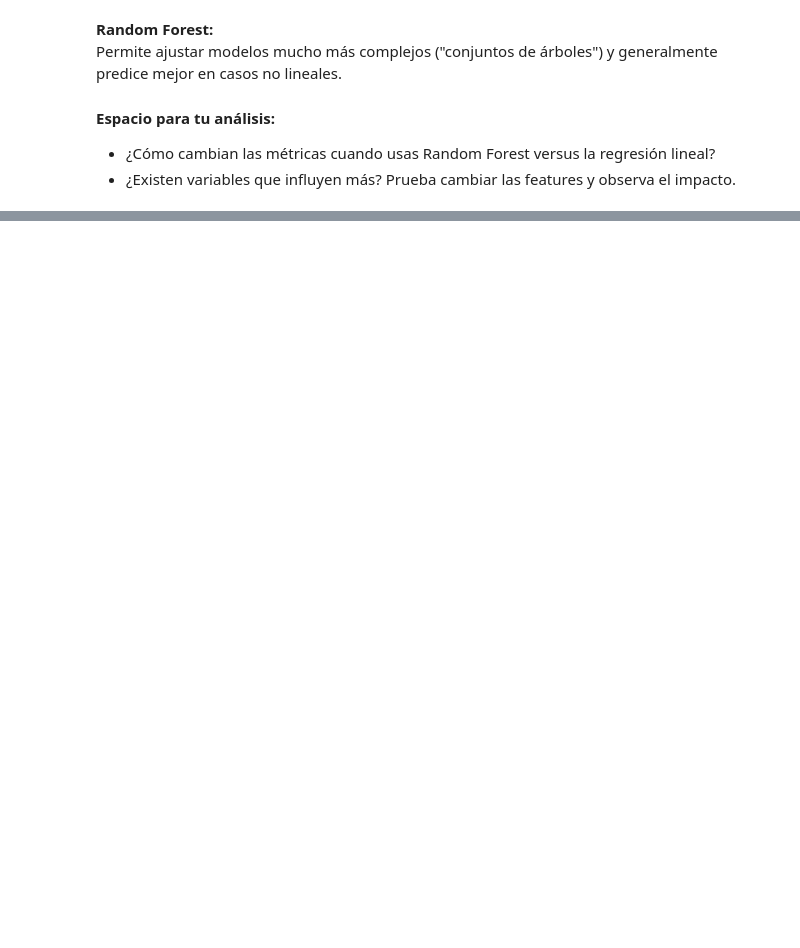
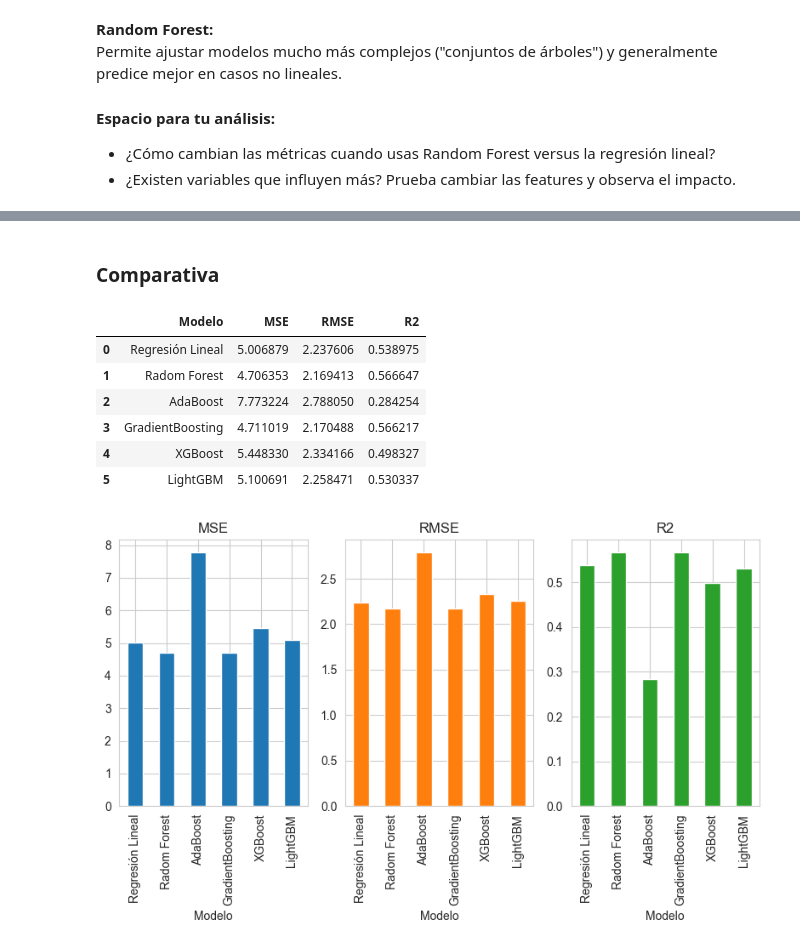
Before and after one commit to jafprofesor/IFCD093PO, a Jupyter notebook: 2025-10-28/Abalone_Dataset–Regresión_Lineal.ipynb, the cells around one changed output, grey strips where cells are left out. Cells and saved outputs as stored; diff of their text form; code cells hidden in the pictures; blank space fills up the shorter version.

```diff
--- a/2025-10-28/Abalone_Dataset–Regresión_Lineal.ipynb
+++ b/2025-10-28/Abalone_Dataset–Regresión_Lineal.ipynb
@@ -128,0 +207,8 @@ Permite ajustar modelos mucho más complejos ("conjuntos de árboles") y general
+# %%
+ada_cal = AdaBoostRegressor(n_estimators=200, random_state=42)
+ada_cal.fit(X_train, y_train)
+y_cal_pred_ada = ada_cal.predict(X_test)
+mse_cal_ada = mean_squared_error(y_test, y_cal_pred_ada)
+r2_cal_ada = r2_score(y_test, y_cal_pred_ada)
+rmse_cal_ada = np.sqrt(mse_cal_ada)
+print(f'AdaBoost - MSE: {mse_cal_ada:.2f}, R²: {r2_cal_ada:.2f}, RMSE: {rmse_cal_ada:.2f}')
@@ -128,0 +219,8 @@ Permite ajustar modelos mucho más complejos ("conjuntos de árboles") y general
+# %%
+gbr_cal = GradientBoostingRegressor(n_estimators=200, random_state=42)
+gbr_cal.fit(X_train, y_train)
+y_cal_pred = gbr_cal.predict(X_test)
+mse_cal = mean_squared_error(y_test, y_cal_pred)
+r2_cal = r2_score(y_test, y_cal_pred)
+rmse_cal = np.sqrt(mse_cal)
+print(f'Gradient Boosting - MSE: {mse_cal:.2f}, R²: {r2_cal:.2f}, RMSE: {rmse_cal:.2f}')
@@ -128,0 +231,8 @@ Permite ajustar modelos mucho más complejos ("conjuntos de árboles") y general
+# %%
+xgb_cal = xgb.XGBRegressor(n_estimators=200, random_state=42, verbosity=0)
+xgb_cal.fit(X_train, y_train)
+y_cal_pred_xgb = xgb_cal.predict(X_test)
+mse_cal_xgb = mean_squared_error(y_test, y_cal_pred_xgb)
+r2_cal_xgb = r2_score(y_test, y_cal_pred_xgb)
+rmse_cal_xgb = np.sqrt(mse_cal_xgb)
+print(f'XGBoost - MSE: {mse_cal_xgb:.2f}, R²: {r2_cal_xgb:.2f}, RMSE: {rmse_cal_xgb:.2f}')
@@ -128,0 +243,8 @@ Permite ajustar modelos mucho más complejos ("conjuntos de árboles") y general
+# %%
+lgbm_cal = lgb.LGBMRegressor(n_estimators=200, random_state=42)
+lgbm_cal.fit(X_train, y_train)
+y_cal_pred_lgbm = lgbm_cal.predict(X_test)
+mse_cal_lgbm = mean_squared_error(y_test, y_cal_pred_lgbm)
+r2_cal_lgbm = r2_score(y_test, y_cal_pred_lgbm)
+rmse_cal_lgbm = np.sqrt(mse_cal_lgbm)
+print(f'LightGBM - MSE: {mse_cal_lgbm:.2f}, R²: {r2_cal_lgbm:.2f}, RMSE: {rmse_cal_lgbm:.2f}')
@@ -128,0 +259,23 @@ Permite ajustar modelos mucho más complejos ("conjuntos de árboles") y general
+# %% [markdown]
+### Comparativa
+# %%
+# --- Comparativa Abalone (Regresión) ---
+resultados_cal = pd.DataFrame({
+    'Modelo': ['Regresión Lineal','Radom Forest','AdaBoost', 'GradientBoosting', 'XGBoost', 'LightGBM'],
+    'MSE': [mse, mse_rf, mse_cal_ada, mse_cal, mse_cal_xgb, mse_cal_lgbm],
+    'RMSE': [rmse, rmse_rf, rmse_cal_ada, rmse_cal, rmse_cal_xgb, rmse_cal_lgbm],
+    'R2': [r2, r2_rf, r2_cal_ada, r2_cal, r2_cal_xgb, r2_cal_lgbm]
+})
+display(resultados_cal)
+resultados_cal.plot(x='Modelo', y=['MSE', 'RMSE', 'R2'], kind='bar', subplots=True, layout=(1,3), legend=False, title=['MSE','RMSE','R2'])
+plt.tight_layout()
+plt.show()
+# %% [output]
+|  | Modelo | MSE | RMSE | R2 |
+| 0 | Regresión Lineal | 5.006879 | 2.237606 | 0.538975 |
+| 1 | Radom Forest | 4.706353 | 2.169413 | 0.566647 |
+| 2 | AdaBoost | 7.773224 | 2.788050 | 0.284254 |
+| 3 | GradientBoosting | 4.711019 | 2.170488 | 0.566217 |
+| 4 | XGBoost | 5.448330 | 2.334166 | 0.498327 |
+| 5 | LightGBM | 5.100691 | 2.258471 | 0.530337 |
+[figure, added]
```
Also changed, not shown: parts of 17 cells of this notebook.
